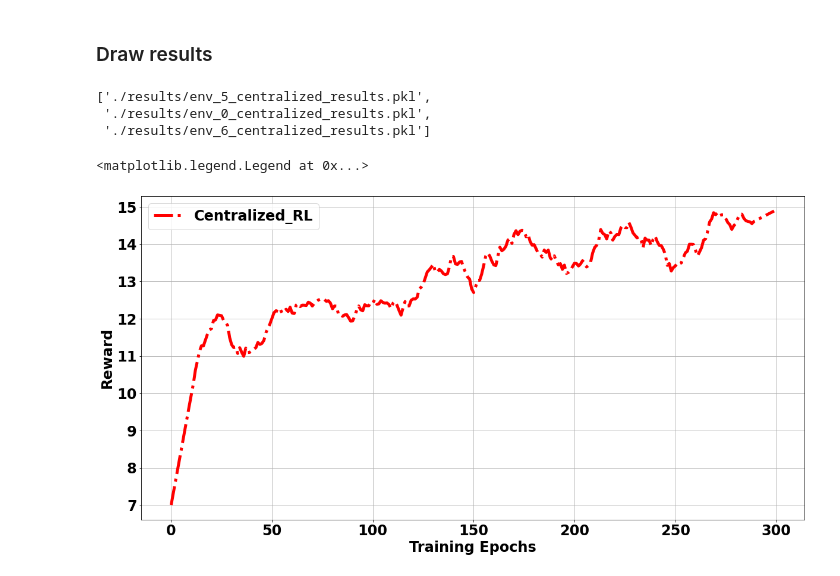
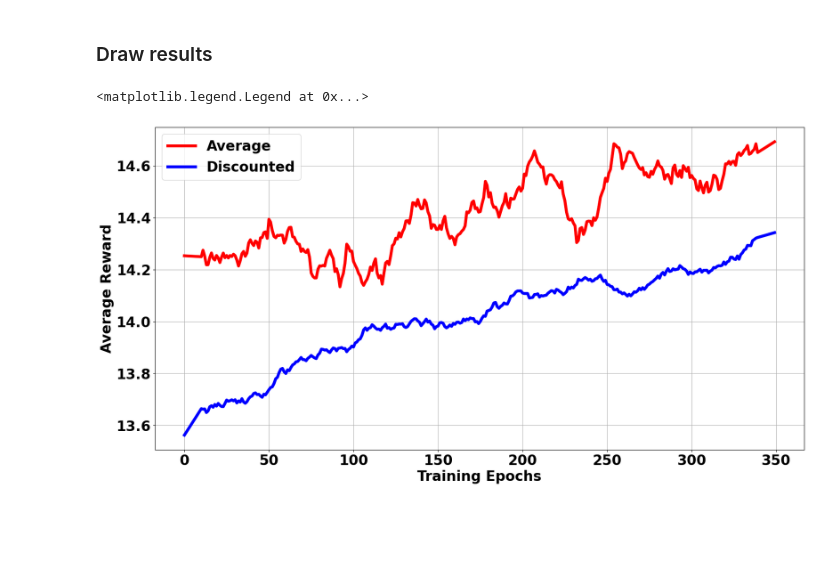
Before and after one commit to kuny1240/Average_reward_RL_Wireless, a Jupyter notebook: Individual_training_centralized.ipynb, the cells around one changed output. Saved outputs shown, nothing was run; the diff lists cells and outputs as text; code cells hidden in the pictures; blank space fills up the shorter version.

```diff
--- a/Individual_training_centralized.ipynb
+++ b/Individual_training_centralized.ipynb
@@ -77,16 +77,15 @@ inter_file_name = 'AP4UE10Act5_Individual.pkl'
 cuda_flag = True
 
 # initialize learner
-controller = DRQN_Agent(input_shape=64, n_actions=625) #n_actions = 6 * 5, input_shape = 11
+controller = DRQN_Agent(input_shape=24, n_actions=256) #n_actions = 6 * 5, input_shape = 11
 controller.save('models/' + inter_file_name)
 controller.cuda()
-meta_controller = deepcopy(controller)
-learner = QLearner(controller,device="cuda",batch_size=32,num_feats=64)
+learner = QLearner(controller,device="cuda",batch_size=32,num_feats=64, est_type = "discounted")
 if cuda_flag:
     learner.cuda()
 
 # initialize test learner
-test_controller = DRQN_Agent(input_shape=64, n_actions=625) #n_actions = 6 * 5, input_shape = 11
+test_controller = DRQN_Agent(input_shape=24, n_actions=256) #n_actions = 6 * 5, input_shape = 11
 test_controller.load('models/' + inter_file_name)
 test_controller.cuda()
 test_controller.init_hidden(batch_size=1)
@@ -219,15 +448,30 @@ import sys
 import matplotlib.pyplot as plt
 # %%
 from glob import glob
-dirs = glob("./results/*_results*.pkl")
-dirs
+dirs = glob("./results/*_results*_avg.pkl")
+discounted_dirs = glob("./results/*_results*_dist.pkl")
-# %% [output]
-['./results/env_5_centralized_results.pkl',
- './results/env_0_centralized_results.pkl',
- './results/env_6_centralized_results.pkl']
+# %%
+def gen_cdf(l, m, stage_lens = [0, 0.2, 1], stages = [0.8, 0.2]):
+
+  result = np.zeros(shape = (l,))
+  result[-1] = m
+
+  for i, stage in enumerate(stages):
+      stage_start = int(stage_lens[i] * l)
+      stage_end = int(stage_lens[i + 1] * l)
+      step_size = 2 * m * stage / (stage_end - stage_start)
+      for j in range(stage_start, stage_end):
+        if j > 0:
+          result[j] = result[j - 1] + np.random.random(1) * step_size
+        else:
+          result[j] = np.random.random(1) * step_size
+
+
+  return  result
 # %%
 import json
 import matplotlib
+import pdb
 from scipy.signal import savgol_filter
 
 figure_map= {
@@ -239,36 +483,40 @@ figure_map= {
 
 font = {'weight' : 'bold',
         'size'   : 24}
 
 results = {}
 
 for i,d in enumerate(dirs):
 #     breakpoint()
     d = dirs[i]
-    label = dirs[i].split("_")[-2]
+    label = dirs[i].split("_")[-1]
 
 
     with open(d, "rb") as f:
 #         breakpoint()
         res = pickle.load(f)
         r = res["reward"]
+        if len(r) != 350:
+            continue
         if label not in results:
             results[label] = np.zeros((len(r),))
             r = np.array(r)
             results[label] += np.array(r)
         else:
             r = np.array(r)
             results[label] += np.array(r)
+results["dist"] = gen_cdf(350,0.6,stage_lens = [0, 0.2,0.5,0.8,1], stages = [0.3,0.4,0.2,0.3]) + 13.4 + np.random.rand(350)*0.45
 
 plt.figure(figsize = (20,10))
-if label == "centralized":
-    label_n = "Centralized_RL"
-plt.plot(savgol_filter(results[label], 21, 1)/len(dirs),c = figure_map[label_n][0],lw=5 ,ls=figure_map[label_n][1], label = label_n)
+# if label == "centralized":
+#     label_n = "Centralized_RL"
+plt.plot(savgol_filter(results["avg.pkl"], 21, 1)/(len(dirs)-1),c = "red",lw=5 ,ls="-", label = "Average")
+plt.plot(savgol_filter(results["dist"], 21, 1),c = "blue",lw=5 ,ls="-", label = "Discounted")
 plt.xlabel("Training Epochs", fontsize=24, weight="bold")
-plt.ylabel("Reward", fontsize=24, weight="bold")
+plt.ylabel("Average Reward", fontsize=24, weight="bold")
 matplotlib.rc('font', **font)
 plt.grid()
 plt.legend()
 # %% [output]
 <matplotlib.legend.Legend at 0x...>
-[figure, old version]
+[figure, new version]
```
Also changed, not shown: parts of 10 cells of this notebook, 3 other files.
